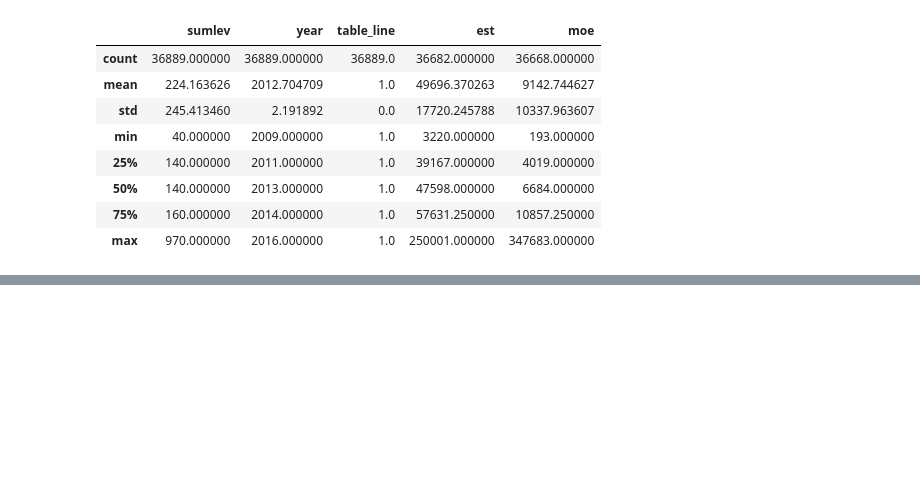
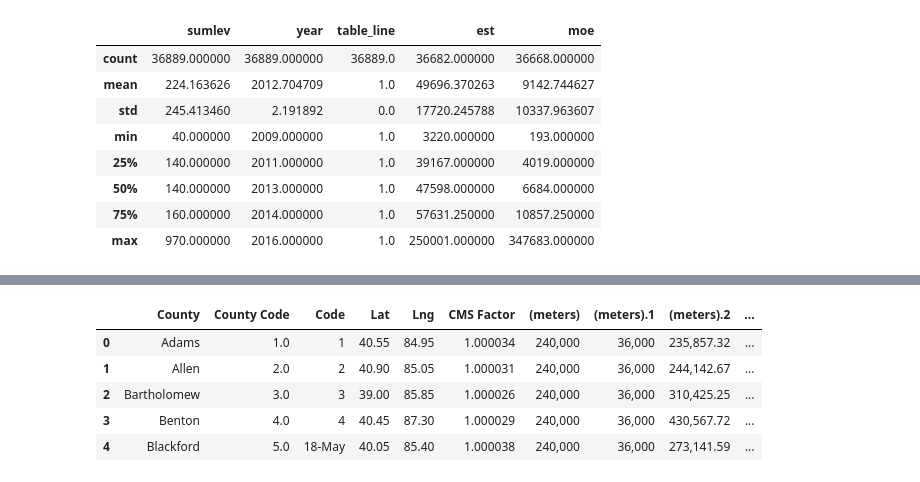
Before and after one commit to NotkerNotker/Indiana-OBGYN-Analysis, a Jupyter notebook: OB_Starter_Code-V1.ipynb, the cells around one changed output, grey strips where cells are left out. Saved outputs shown, nothing was run; the diff lists cells and outputs as text; code cells hidden in the pictures; blank space fills up the shorter version.

```diff
--- a/OB_Starter_Code-V1.ipynb
+++ b/OB_Starter_Code-V1.ipynb
@@ -115,0 +154,10 @@ median_income_df.describe()
+# %%
+obgyn_by_county = pd.merge(coordinates_df, obgyn_by_county_df, on="County", how="outer" )
+obgyn_by_county.head()
+# %% [output]
+|  | County | County Code | Code | Lat | Lng | CMS Factor | (meters) | (meters).1 | (meters).2 | ... |
+| 0 | Adams | 1.0 | 1 | 40.55 | 84.95 | 1.000034 | 240,000 | 36,000 | 235,857.32 | ... |
+| 1 | Allen | 2.0 | 2 | 40.90 | 85.05 | 1.000031 | 240,000 | 36,000 | 244,142.67 | ... |
+| 2 | Bartholomew | 3.0 | 3 | 39.00 | 85.85 | 1.000026 | 240,000 | 36,000 | 310,425.25 | ... |
+| 3 | Benton | 4.0 | 4 | 40.45 | 87.30 | 1.000029 | 240,000 | 36,000 | 430,567.72 | ... |
+| 4 | Blackford | 5.0 | 18-May | 40.05 | 85.40 | 1.000038 | 240,000 | 36,000 | 273,141.59 | ... |
```
Also changed, not shown: parts of 23 cells of this notebook.
